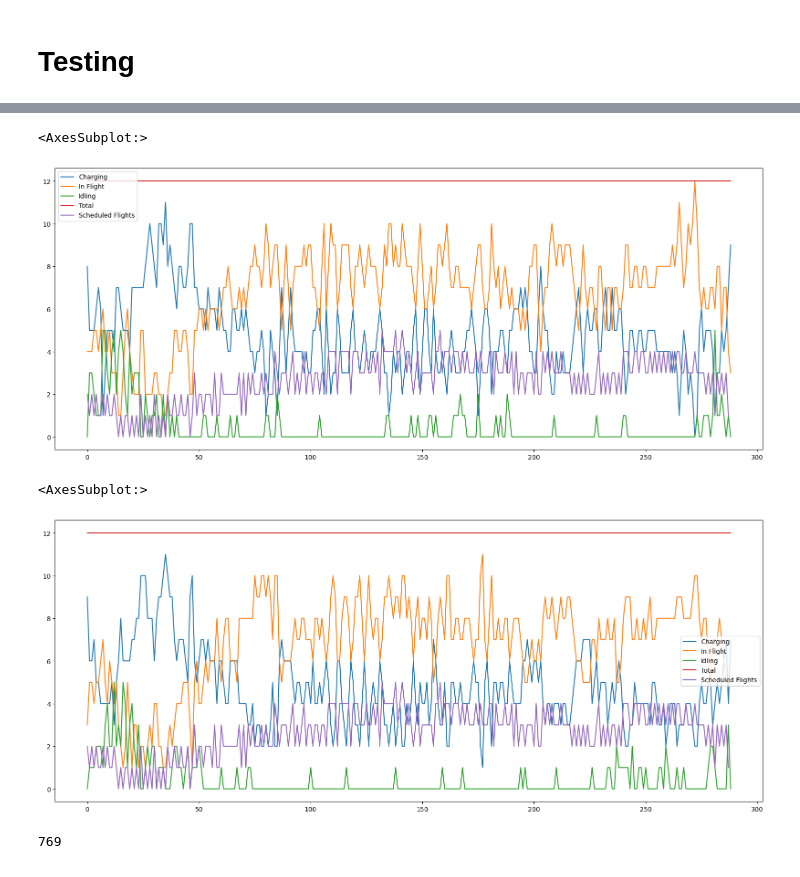
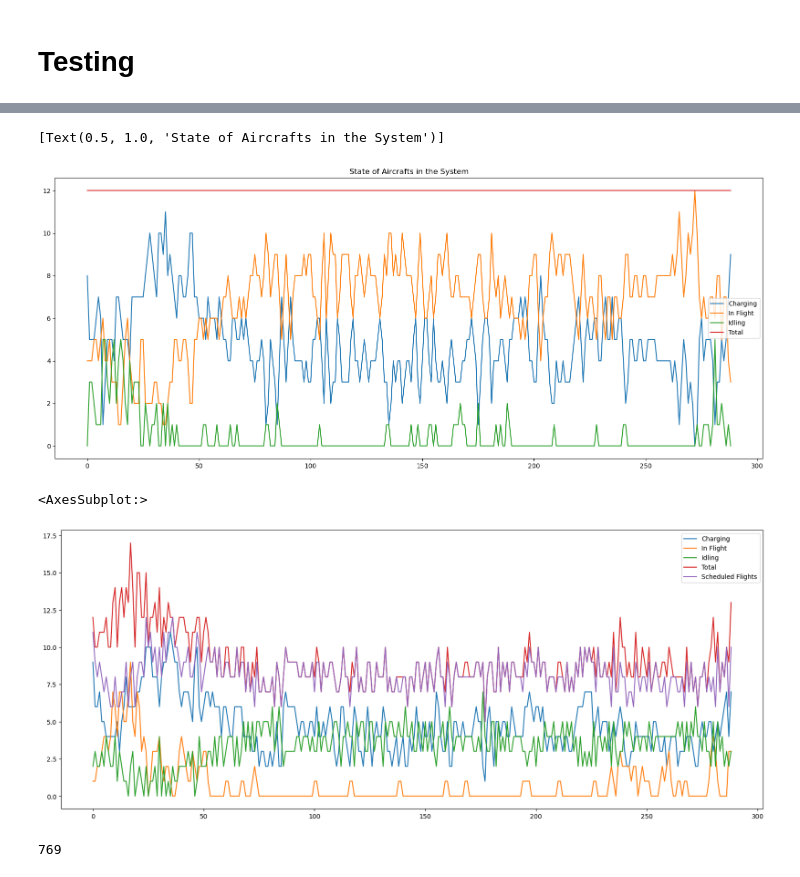
Before and after one commit to Xuan-1998/UAM_system_optimization, a Jupyter notebook: src:code/albert.ipynb, the cells around one changed output, grey strips where cells are left out. Cells and saved outputs as stored; diff of their text form; code cells hidden in the pictures.

Commit message:
# of aircrafts at different states

```diff
--- a/src:code/albert.ipynb
+++ b/src:code/albert.ipynb
@@ -131,0 +102,41 @@ all_n = all_n[1:,:-1]
+# %%
+def calculate_num_aircrafts(specificc, specificu, specificn):
+    end = specificc['t'].max()
+    all_c = np.zeros(shape=(1,end), dtype=int)
+    for i in range(specificc.shape[0]):
+        val = int(specificc['amount'][i])
+        soc0 = int(specificc['x'][i])
+        soc1 = int(specificc['y'][i])
+        t = int(specificc['t'][i])
+        time_charge = int(gamma[soc0: soc1].sum())
+        occupied = np.zeros(shape=(val,end))
+        for j in range(val):
+            occupied[j][t:t+time_charge] = 1
+
+        all_c = np.concatenate([all_c, occupied], axis=0)
+    all_c = all_c[1:,:]
+
+    all_u = np.zeros(shape=(1,end), dtype=int)
+    for i in range(specificu.shape[0]):
+        val = int(specificu['amount'][i])
+        t = int(specificu['t'][i])
+        flight_time = 2
+        flight = np.zeros(shape=(val,end))
+        for j in range(val):
+            flight[j][t:t+flight_time] = 1
+
+        all_u = np.concatenate([all_u, flight], axis=0)
+    all_u = all_u[1:,:]
+
+
+    all_n = np.zeros(shape=(1,end+2), dtype=int)
+    for i in range(specificn.shape[0]):
+        val = int(specificn['amount'][i])
+        t = int(specificn['t'][i])
+        idle = np.zeros(shape=(val,end+2))
+        for j in range(val):
+            idle[j][t] = 1
+        all_n = np.concatenate([all_n, idle], axis=0)
+    all_n = all_n[1:,:-1]
+
+    return all_c, all_n, all_u
@@ -131,0 +147,2 @@ all_n = all_n[1:,:-1]
+# %%
+all_c, all_n, all_u = calculate_num_aircrafts(specificc, specificn, specificu)
@@ -139,27 +186,27 @@ fig, ax = plt.subplots(figsize=(20,8))
 sns.lineplot(all_c.sum(axis=0)[x0:x1], label='Charging', ax=ax)
 sns.lineplot(all_u.sum(axis=0)[x0:x1], label='In Flight', ax=ax)
 sns.lineplot(all_n.sum(axis=0)[x0:x1], label='Idling', ax=ax)
-sns.lineplot((all_c.sum(axis=0)[x0:x1] + all_u.sum(axis=0)[x0:x1]+all_n.sum(axis=0)[x0:x1]), label='Total', ax=ax)
-sns.lineplot(u_lax_dtla + u_dtla_lax, label='Scheduled Flights', ax=ax)
+sns.lineplot((all_c.sum(axis=0)[x0:x1] + all_u.sum(axis=0)[x0:x1] + all_n.sum(axis=0)[x0:x1]), label='Total', ax=ax)
+ax.set(title='State of Aircrafts in the System')
 # %% [output]
-<AxesSubplot:>
+[Text(0.5, 1.0, 'State of Aircrafts in the System')]
-[figure, old version]
+[figure, new version]
 # %%
 import seaborn as sns
 import matplotlib.pyplot as plt
 x0 = 144+288*2
 x1 = 144+288*3+1
 
 
 fig, ax = plt.subplots(figsize=(20,8))
 sns.lineplot(all_c.sum(axis=0)[x0:x1], label='Charging', ax=ax)
 sns.lineplot(all_u.sum(axis=0)[x0:x1], label='In Flight', ax=ax)
 sns.lineplot(all_n.sum(axis=0)[x0:x1], label='Idling', ax=ax)
 sns.lineplot((all_c.sum(axis=0)[x0:x1] + all_u.sum(axis=0)[x0:x1]+all_n.sum(axis=0)[x0:x1]), label='Total', ax=ax)
-sns.lineplot(u_lax_dtla + u_dtla_lax, label='Scheduled Flights', ax=ax)
+sns.lineplot(all_c.sum(axis=0)[x0:x1] + all_n.sum(axis=0)[x0:x1], label='Scheduled Flights', ax=ax)
 # %% [output]
 <AxesSubplot:>
-[figure, old version]
+[figure, new version]
 # %%
 (u_lax_dtla + u_dtla_lax).sum()
 # %% [output]
```
Also changed, not shown: parts of 19 cells of this notebook.
